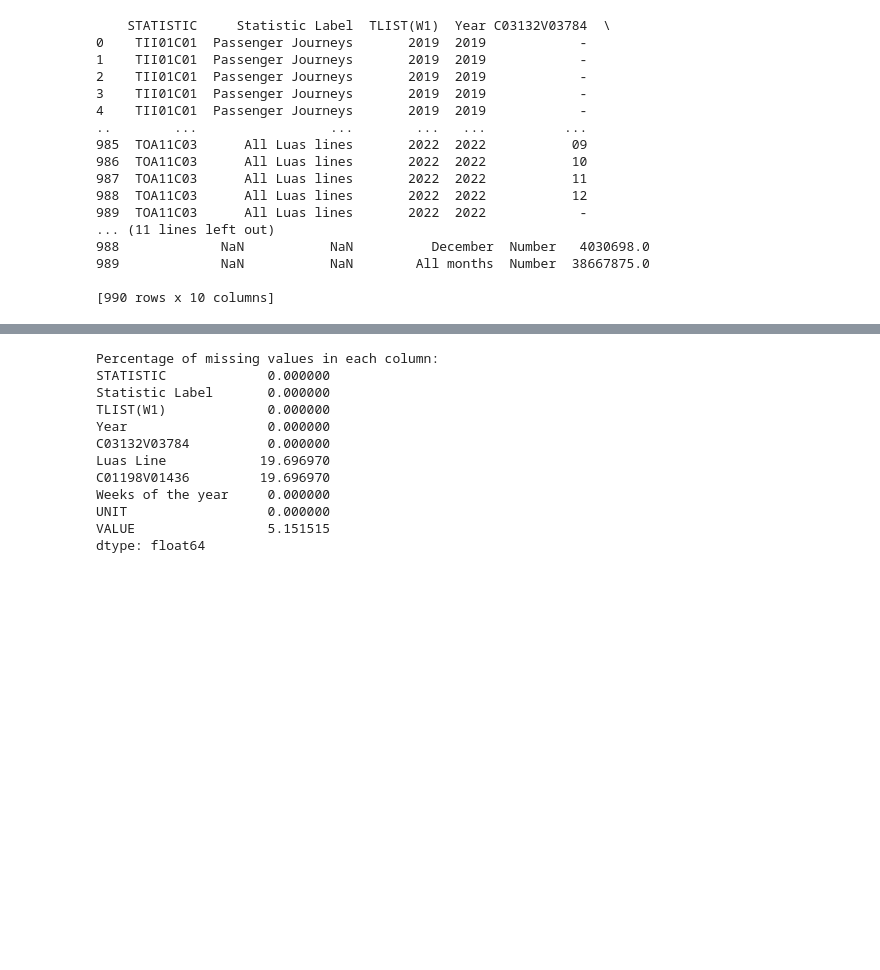
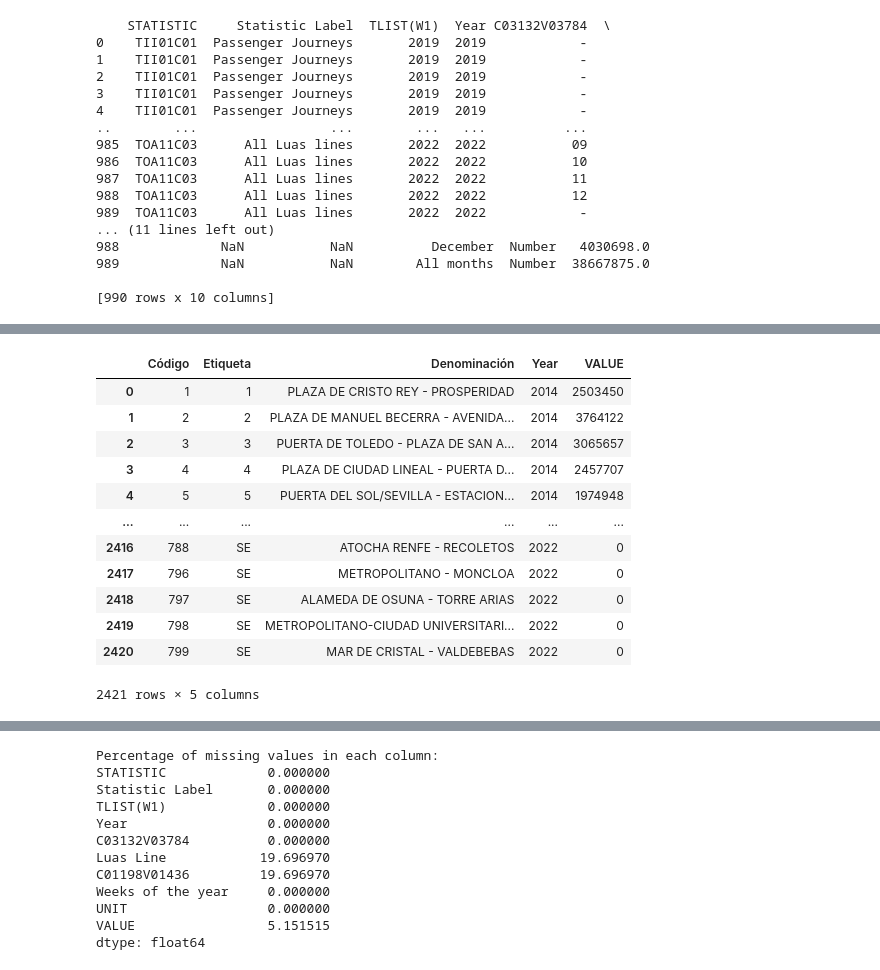
Before and after one commit to salahagnir/CA2, a Jupyter notebook: ML_CA2.ipynb, the cells around one changed output, grey strips where cells are left out. Saved outputs shown, nothing was run; the diff lists cells and outputs as text; code cells hidden in the pictures; blank space fills up the shorter version.

```diff
--- a/ML_CA2.ipynb
+++ b/ML_CA2.ipynb
@@ -75,3 +78,25 @@ print(df)
 989             NaN           NaN        All months  Number  38667875.0
 
 [990 rows x 10 columns]
+# %%
+df2 = pd.read_csv('/content/drive/MyDrive/CA2/Spain.csv')
+# %%
+# Creating a sample DataFrame for illustration
+
+
+df1 = pd.DataFrame(df2)
+
+# Melt the DataFrame
+df1_melted = pd.melt(df1, id_vars=['Código', 'Etiqueta', 'Denominación'],
+                     var_name='Year', value_name='VALUE')
+
+# Extract the year from the 'Year' column
+df1_melted['Year'] = df1_melted['Year'].str.extract('(\d+)', expand=False)
+
+# Display the melted DataFrame
+print("Melted DataFrame:")
+print(df1_melted)
+
+# Display the original DataFrame
+#print("\nOriginal DataFrame:")
+print(df1)
@@ -77,0 +121,17 @@ print(df)
+# %%
+df2 = (df1_melted)
+df2
+# %% [output]
+|  | Código | Etiqueta | Denominación | Year | VALUE |
+| 0 | 1 | 1 | PLAZA DE CRISTO REY - PROSPERIDAD | 2014 | 2503450 |
+| 1 | 2 | 2 | PLAZA DE MANUEL BECERRA - AVENIDA... | 2014 | 3764122 |
+| 2 | 3 | 3 | PUERTA DE TOLEDO - PLAZA DE SAN A... | 2014 | 3065657 |
+| 3 | 4 | 4 | PLAZA DE CIUDAD LINEAL - PUERTA D... | 2014 | 2457707 |
+| 4 | 5 | 5 | PUERTA DEL SOL/SEVILLA - ESTACION... | 2014 | 1974948 |
+| ... | ... | ... | ... | ... | ... |
+| 2416 | 788 | SE | ATOCHA RENFE - RECOLETOS | 2022 | 0 |
+| 2417 | 796 | SE | METROPOLITANO - MONCLOA | 2022 | 0 |
+| 2418 | 797 | SE | ALAMEDA DE OSUNA - TORRE ARIAS | 2022 | 0 |
+| 2419 | 798 | SE | METROPOLITANO-CIUDAD UNIVERSITARI... | 2022 | 0 |
+| 2420 | 799 | SE | MAR DE CRISTAL - VALDEBEBAS | 2022 | 0 |
+2421 rows × 5 columns
```
Also changed, not shown: parts of 22 cells of this notebook.
